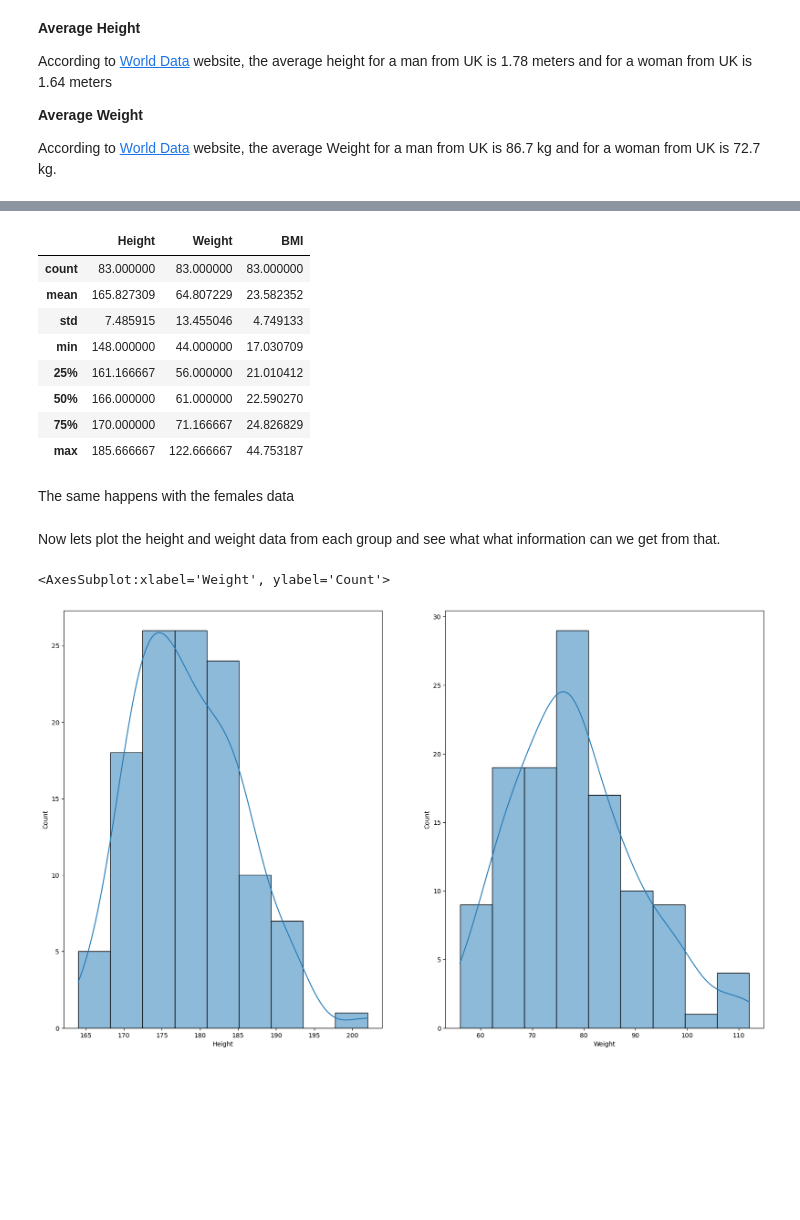
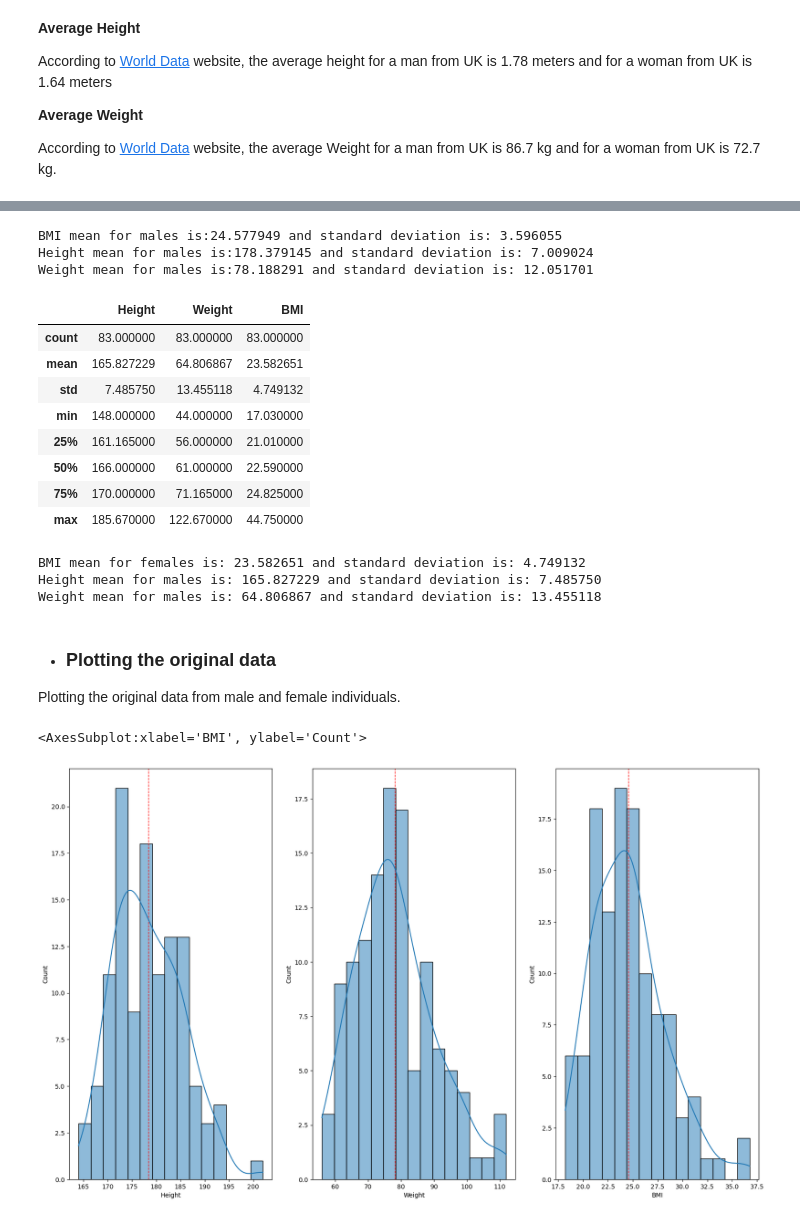
Before and after one commit to ReRiva/PfDA-Assignment, a Jupyter notebook: ProgfDA_Project.ipynb, the cells around one changed output, grey strips where cells are left out. Cells and saved outputs as stored; diff of their text form; code cells hidden in the pictures; blank space fills up the shorter version.

```diff
--- a/ProgfDA_Project.ipynb
+++ b/ProgfDA_Project.ipynb
@@ -228,3 +198,6 @@ df.describe()
+# %%
+# Rouding the DF values to 2 digits
+df = df.round(2)
 # %% [markdown]
 Quick analisys on the real world data to find the information that we are going to simulated data
 the first step is to break down the dataframe between males and females as they have different heights and weight.
@@ -259,26 +235,63 @@ From the information above we can see that the mean for males is on point with t
+# %%
+# For use in the simulated data
+bmi_mean_males = males['BMI'].mean()
+h_mean_males = males['Height'].mean()
+w_mean_males = males['Weight'].mean()
+bmi_std_males = males['BMI'].std()
+h_std_males = males['Height'].std()
+w_std_males = males['Weight'].std()
+
+print("BMI mean for males is: {:.6f} and standard deviation is: {:.6f}".format(bmi_mean_males,bmi_std_males))
+print("Height mean for males is: {:.6f} and standard deviation is: {:.6f}".format(h_mean_males,h_std_males))
+print("Weight mean for males is: {:.6f} and standard deviation is: {:.6f}".format(w_mean_males,w_std_males))
+# %% [output]
+BMI mean for males is:24.577949 and standard deviation is: 3.596055
+Height mean for males is:178.379145 and standard deviation is: 7.009024
+Weight mean for males is:78.188291 and standard deviation is: 12.051701
 # %%
 females.describe()
 # %% [output]
 |  | Height | Weight | BMI |
 | count | 83.000000 | 83.000000 | 83.000000 |
-| mean | 165.827309 | 64.807229 | 23.582352 |
-| std | 7.485915 | 13.455046 | 4.749133 |
-| min | 148.000000 | 44.000000 | 17.030709 |
-| 25% | 161.166667 | 56.000000 | 21.010412 |
-| 50% | 166.000000 | 61.000000 | 22.590270 |
-| 75% | 170.000000 | 71.166667 | 24.826829 |
-| max | 185.666667 | 122.666667 | 44.753187 |
+| mean | 165.827229 | 64.806867 | 23.582651 |
+| std | 7.485750 | 13.455118 | 4.749132 |
+| min | 148.000000 | 44.000000 | 17.030000 |
+| 25% | 161.165000 | 56.000000 | 21.010000 |
+| 50% | 166.000000 | 61.000000 | 22.590000 |
+| 75% | 170.000000 | 71.165000 | 24.825000 |
+| max | 185.670000 | 122.670000 | 44.750000 |
-# %% [markdown]
-The same happens with the females data
+# %%
+# For use in the simulated data
+bmi_mean_females = females['BMI'].mean()
+h_mean_females = females['Height'].mean()
+w_mean_females = females['Weight'].mean()
+bmi_std_females = females['BMI'].std()
+h_std_females = females['Height'].std()
+w_std_females = females['Weight'].std()
+
+print("BMI mean for females is: {:.6f} and standard deviation is: {:.6f}".format(bmi_mean_females,bmi_std_females))
+print("Height mean for males is: {:.6f} and standard deviation is: {:.6f}".format(h_mean_females,h_std_females))
+print("Weight mean for males is: {:.6f} and standard deviation is: {:.6f}".format(w_mean_females,w_std_females))
+# %% [output]
+BMI mean for females is: 23.582651 and standard deviation is: 4.749132
+Height mean for males is: 165.827229 and standard deviation is: 7.485750
+Weight mean for males is: 64.806867 and standard deviation is: 13.455118
 # %% [markdown]
-Now lets plot the height and weight data from each group and see what what information can we get from that.
+- ### Plotting the original data
+Plotting the original data from male and female individuals.
 # %%
 # Creating a dstribuition plot for height and weight for males
-from scipy.stats import norm
 
-fig, axs = plt.subplots(figsize=(20, 12), ncols=2)
-sns.histplot(kde=True, data=males['Height'], ax=axs[0])
-sns.histplot(kde=True, data=males['Weight'], ax=axs[1])
+fig, axs = plt.subplots(figsize=(20, 12), ncols=3)
+
+axs[0].axvline(h_mean_males, color='r', linestyle='dashed', linewidth=1)
+sns.histplot(kde=True, data=males['Height'], bins = 15, ax=axs[0])
+
+axs[1].axvline(w_mean_males, color='r', linestyle='dashed', linewidth=1)
+sns.histplot(kde=True, data=males['Weight'], bins = 15, ax=axs[1])
+
+axs[2].axvline(bmi_mean_males, color='r', linestyle='dashed', linewidth=1)
+sns.histplot(kde=True, data=males['BMI'], bins = 15, ax=axs[2])
 # %% [output]
-<AxesSubplot:xlabel='Weight', ylabel='Count'>
+<AxesSubplot:xlabel='BMI', ylabel='Count'>
-[figure, old version]
+[figure, new version]
```
Also changed, not shown: parts of 43 cells of this notebook.
